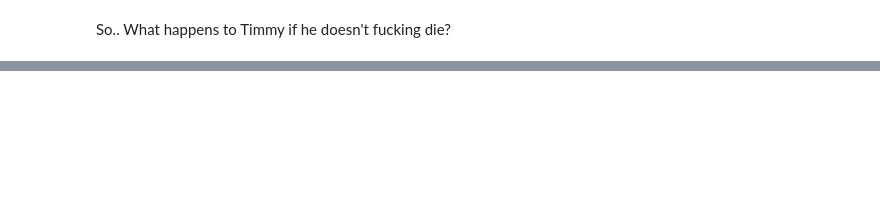
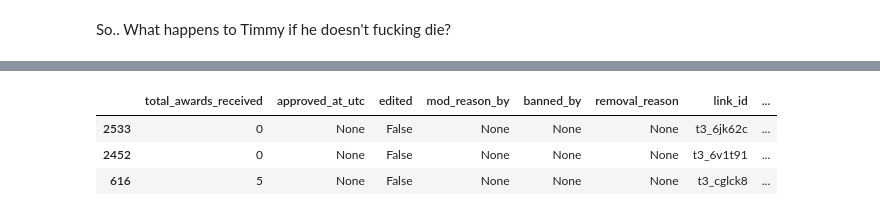
Before and after one commit to fpgmaas/poems, a Jupyter notebook: 2.0-what-about-timmy.ipynb, the cells around one changed output, grey strips where cells are left out. Cells and saved outputs as stored; diff of their text form; code cells hidden in the pictures; blank space fills up the shorter version.

```diff
--- a/2.0-what-about-timmy.ipynb
+++ b/2.0-what-about-timmy.ipynb
@@ -86,3 +101,10 @@ fig = plot_horizontal_bar(
     yaxis_title=''
 )
 fig.show()
+# %%
+df_timmy_not_dying.tail(3)
+# %% [output]
+|  | total_awards_received | approved_at_utc | edited | mod_reason_by | banned_by | removal_reason | link_id | ... |
+| 2533 | 0 | None | False | None | None | None | t3_6jk62c | ... |
+| 2452 | 0 | None | False | None | None | None | t3_6v1t91 | ... |
+| 616 | 5 | None | False | None | None | None | t3_cglck8 | ... |
```
Also changed, not shown: parts of 6 cells of this notebook, 5 other files.
